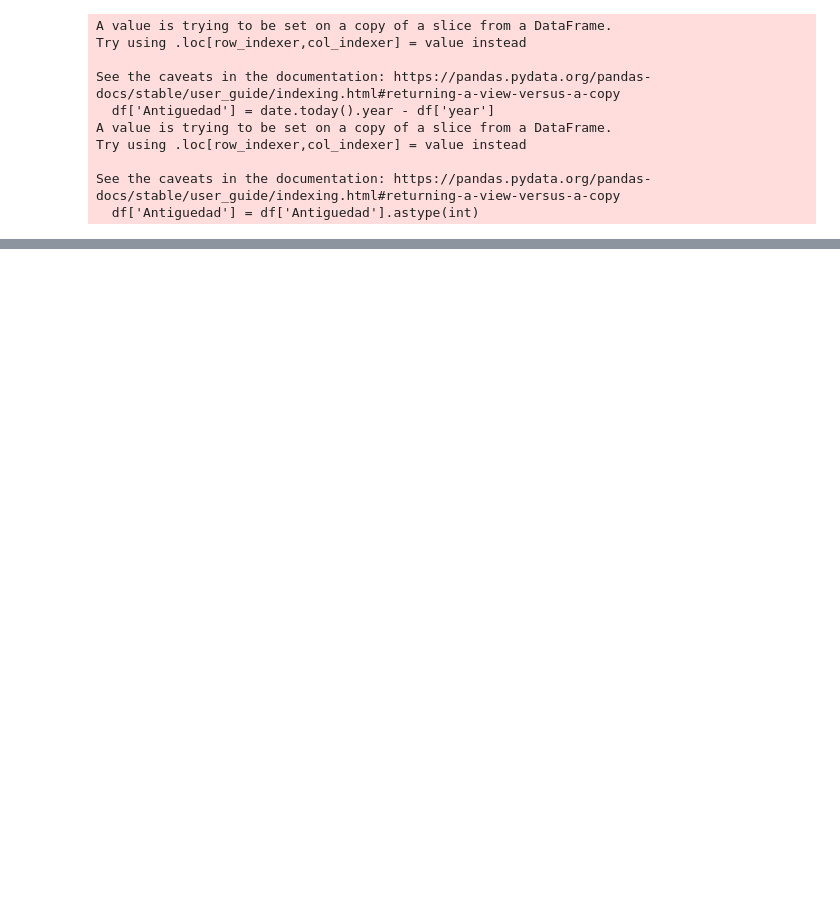
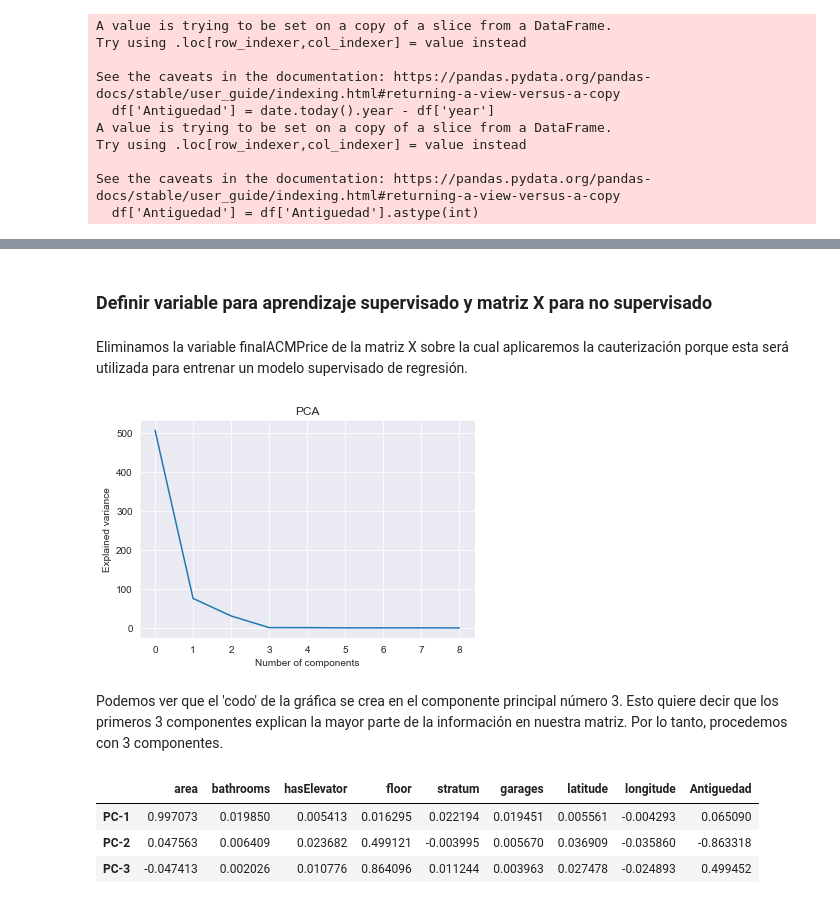
Before and after one commit to luisab26/MIAD_ANS_TEAM22, a Jupyter notebook: Training/Segmentacion/v2_Modelo Segmentacion.ipynb, the cells around one changed output, grey strips where cells are left out. Drawn from its saved outputs; the diff is of its cells as text; code cells hidden in the pictures; blank space fills up the shorter version.

```diff
--- a/Training/Segmentacion/v2_Modelo Segmentacion.ipynb
+++ b/Training/Segmentacion/v2_Modelo Segmentacion.ipynb
@@ -42,0 +61,22 @@ See the caveats in the documentation: https://pandas.pydata.org/pandas-docs/stab
+# %% [markdown]
+### Definir variable para aprendizaje supervisado y matriz X para no supervisado
+# %%
+X = df.drop(columns=['finalACMPrice'])
+y = df['finalACMPrice']
+# %% [markdown]
+Eliminamos la variable finalACMPrice de la matriz X sobre la cual aplicaremos la cauterización porque esta será utilizada para entrenar un modelo supervisado de regresión.
+# %%
+from sklearn.decomposition import PCA
+#PCA METHOD
+pca = PCA(n_components=9)
+pca.fit(X)
+
+plt.plot(pca.explained_variance_)
+plt.title('PCA')
+plt.xlabel('Number of components')
+plt.ylabel('Explained variance')
+plt.show()
+# %% [output]
+[figure, added]
+# %% [markdown]
+Podemos ver que el 'codo' de la gráfica se crea en el componente principal número 3. Esto quiere decir que los primeros 3 componentes explican la mayor parte de la información en nuestra matriz. Por lo tanto, procedemos con 3 componentes.
@@ -42,0 +89,8 @@ See the caveats in the documentation: https://pandas.pydata.org/pandas-docs/stab
+# %%
+#Show components weights
+pd.DataFrame(pca.components_, columns=X.columns, index = ['PC-1','PC-2','PC-3'])
+# %% [output]
+|  | area | bathrooms | hasElevator | floor | stratum | garages | latitude | longitude | Antiguedad |
+| PC-1 | 0.997073 | 0.019850 | 0.005413 | 0.016295 | 0.022194 | 0.019451 | 0.005561 | -0.004293 | 0.065090 |
+| PC-2 | 0.047563 | 0.006409 | 0.023682 | 0.499121 | -0.003995 | 0.005670 | 0.036909 | -0.035860 | -0.863318 |
+| PC-3 | -0.047413 | 0.002026 | 0.010776 | 0.864096 | 0.011244 | 0.003963 | 0.027478 | -0.024893 | 0.499452 |
```
Also changed, not shown: parts of 14 cells of this notebook, 3 other files.
